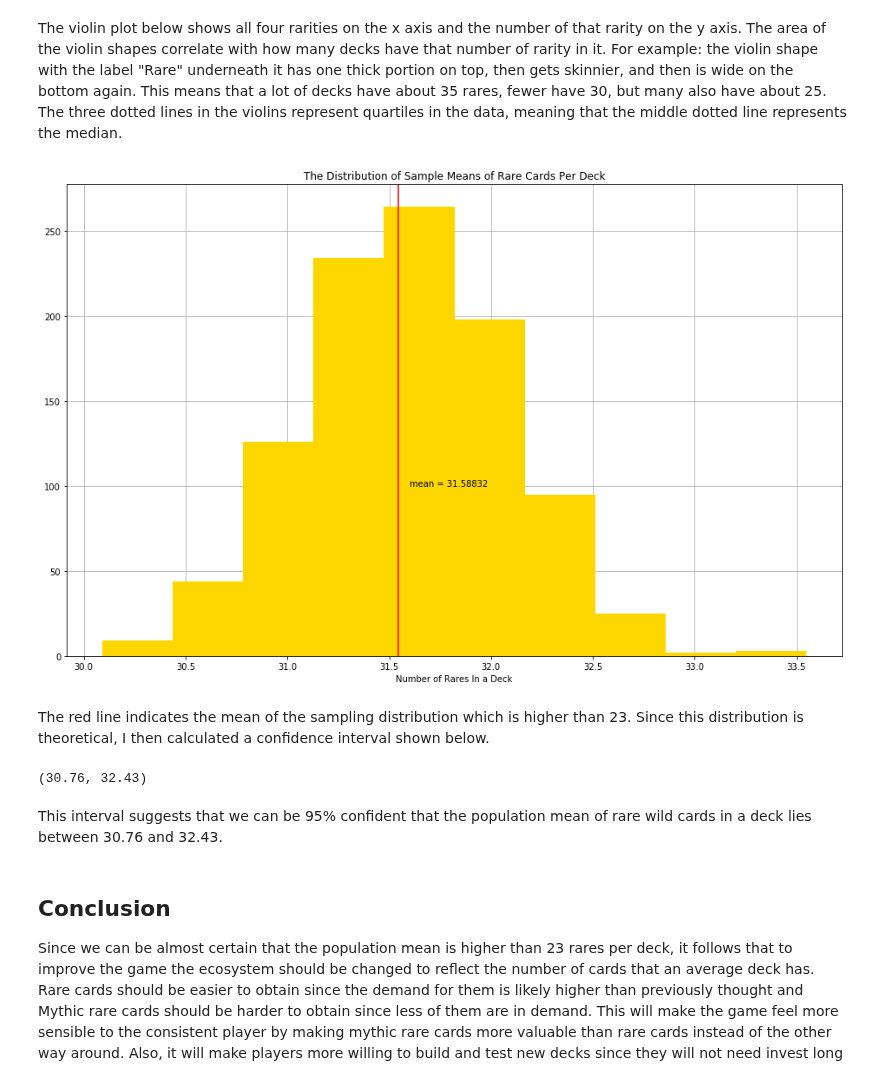
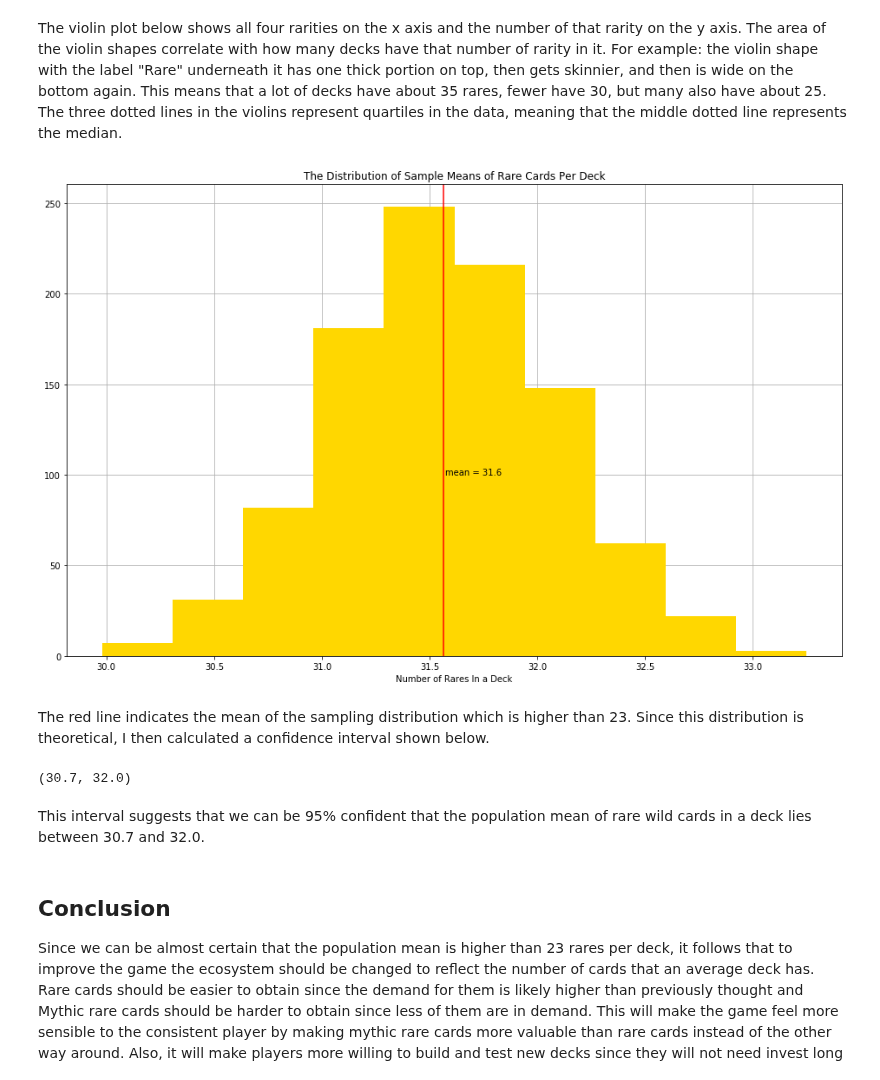
Before and after one commit to jcorum11/MTGA_rarity_analysis, a Jupyter notebook: act_report.ipynb, the cells around one changed output. Cells and saved outputs as stored; diff of their text form; code cells hidden in the pictures.

```diff
--- a/act_report.ipynb
+++ b/act_report.ipynb
@@ -31 +20,15 @@ df_rarities.card_rarity = df_rarities.card_rarity.replace('mythic', 'Mythic').re
+# %%
+# import requests to pull data from my github repo and pandas for formatting that data
+import requests
+import pandas as pd
+
+# store request object as r
+r = requests.get('https://raw.githubusercontent.com/jcorum11/MTGA_rarity_analysis/master/data/decks_archive.csv')
+
+# open a new file called decks_archive.csv and write the text from r into that file
+with open('decks_archive.csv', 'w') as file:
+    file.write(r.text)
+
+# open the newly saved file as a pandas DataFrame
+decks_clean = pd.read_csv('decks_archive.csv')
 # %%
@@ -52,23 +90,37 @@ for _ in range(1000):
 # %%
+# create a larger figure than the default
 fig = plt.figure(figsize=[16, 10])
 ax = fig.add_subplot(1, 1, 1)
+
+# modify setting for gridlines to set below the graphic
 ax.set_axisbelow(True)
+
+# create a vertical red line at the mean of the data
 plt.axvline(x=np.mean(rare_means), color='r')
-plt.hist(means, color='gold')
-plt.text(np.mean(means)+0.01, 100, 'mean = ' + str(np.mean(means)))
+
+# draw a histogram
+plt.hist(rare_means, color='gold')
+
+# put a label to describe the red line
+plt.text(np.mean(rare_means)+0.01, 100, 'mean = ' + str(round(np.mean(rare_means), 1)))
+
+# draw gridlines
 plt.grid()
+
+# write text for a title and an x label
 plt.title('The Distribution of Sample Means of Rare Cards Per Deck')
 plt.xlabel('Number of Rares In a Deck');
 # %% [output]
-[figure, old version]
+[figure, new version]
 # %% [markdown]
 The red line indicates the mean of the sampling distribution which is higher than 23. Since this distribution is theoretical, I then calculated a confidence interval shown below.
-# %%
-round(np.percentile(means, 5), 2), np.percentile(means, 95)
-# %% [output]
-(30.76, 32.43)
+# %%
+# use numpy to calculate two percentile ranges that will serve as the upper and lower bounds of the confidence interval
+round(np.percentile(rare_means, 5), 1), round(np.percentile(rare_means, 95))
+# %% [output]
+(30.7, 32.0)
 # %% [markdown]
-This interval suggests that we can be 95% confident that the population mean of rare wild cards in a deck lies between 30.76 and 32.43.
+This interval suggests that we can be 95% confident that the population mean of rare wild cards in a deck lies between 30.7 and 32.0.
 # %% [markdown]
 ## Conclusion
 
```
Also changed, not shown: parts of 6 cells of this notebook.
